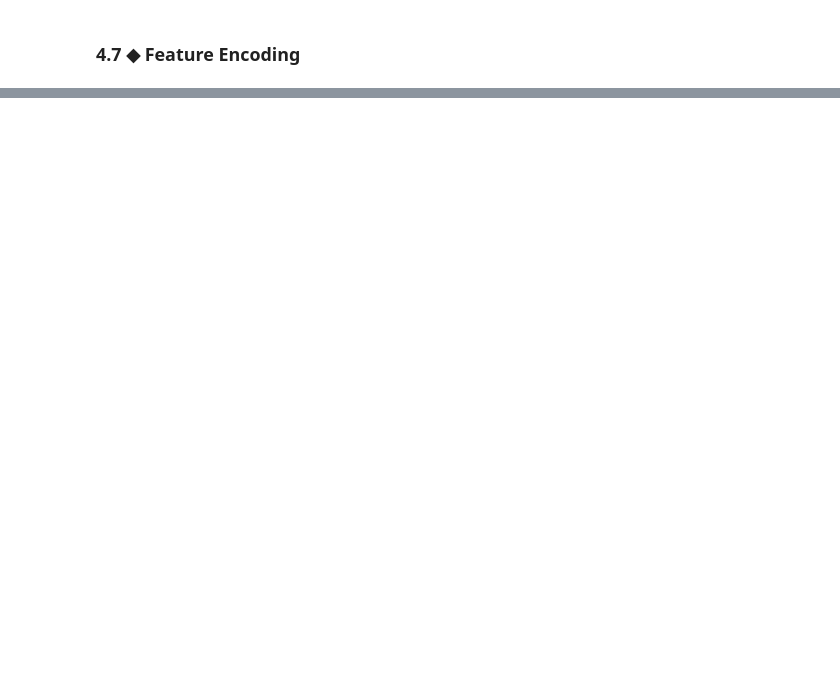
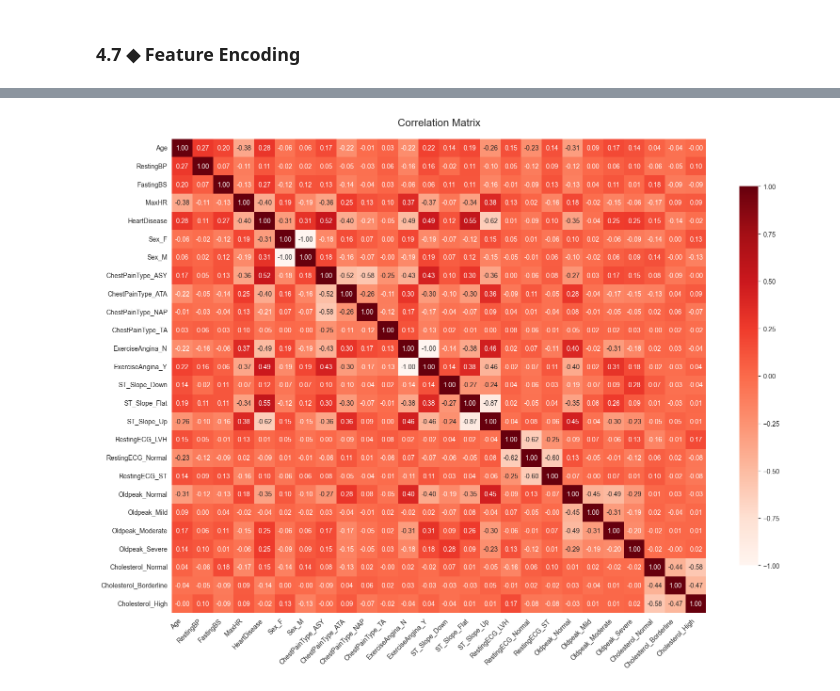
Before and after one commit to AdhamAllamx/Heart_Failure_Prediction, a Jupyter notebook: Machine_Learning_Project.ipynb, the cells around one changed output, grey strips where cells are left out. Cells and saved outputs as stored; diff of their text form; code cells hidden in the pictures; blank space fills up the shorter version.

Commit message:
Added Feature Encoding

```diff
--- a/Machine_Learning_Project.ipynb
+++ b/Machine_Learning_Project.ipynb
@@ -1012,0 +1099,2 @@ plot_histogram_kde_distirbution(heart_failure_df,features_to_be_normalized)
+# %%
+heart_failure_df = apply_one_hot_encoding(heart_failure_df,'RestingECG')
@@ -1012,0 +1103,4 @@ plot_histogram_kde_distirbution(heart_failure_df,features_to_be_normalized)
+# %%
+heart_failure_df = apply_one_hot_encoding(heart_failure_df,'Oldpeak')
+# %%
+heart_failure_df = apply_one_hot_encoding(heart_failure_df,'Cholesterol')
@@ -1012,0 +1123,3 @@ plot_histogram_kde_distirbution(heart_failure_df,features_to_be_normalized)
+# %%
+correlation_cleaned_matrix = heart_failure_df.corr()
+correlation_cleaned_matrix
@@ -1012,0 +1145,4 @@ plot_histogram_kde_distirbution(heart_failure_df,features_to_be_normalized)
+# %%
+plot_correlation_heatmap(correlation_cleaned_matrix)
+# %% [output]
+[figure, added]
```
Also changed, not shown: parts of 22 cells of this notebook.
